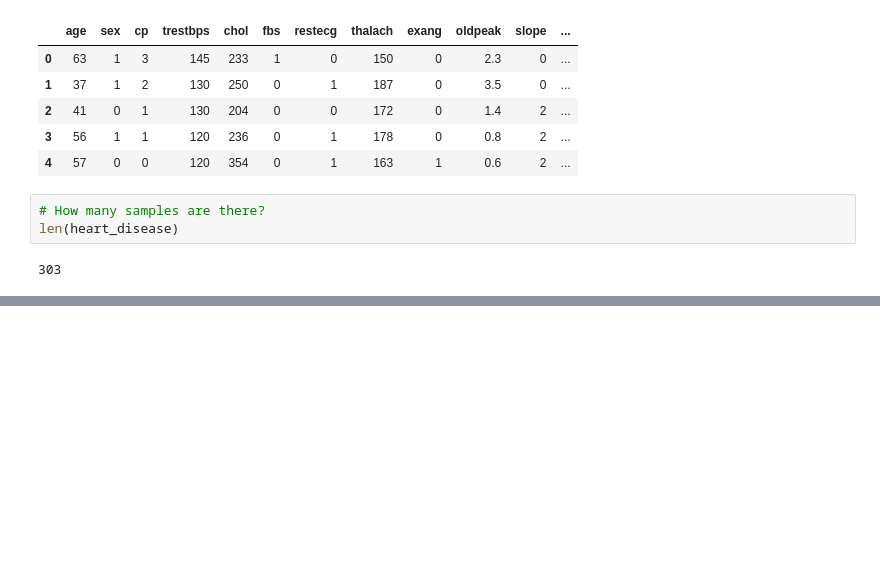
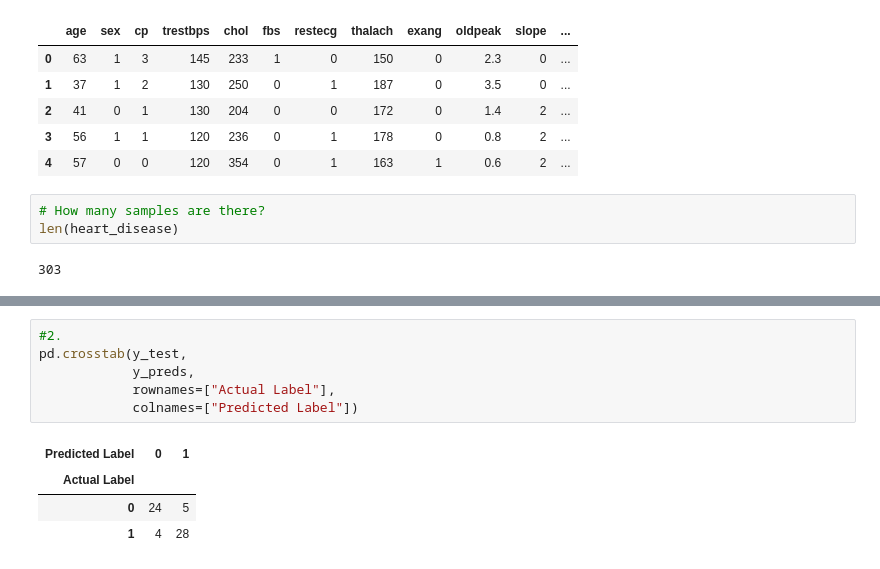
Before and after one commit to jutikapatil16/ML, a Jupyter notebook: scikit Learn.ipynb, the cells around one changed output, grey strips where cells are left out. Cells and saved outputs as stored; diff of their text form; blank space fills up the shorter version.

```diff
--- a/scikit Learn.ipynb
+++ b/scikit Learn.ipynb
@@ -774,0 +865,11 @@ cross_val_score() returns an array because of a parameter called cv, which stand
+# %%
+#2.
+pd.crosstab(y_test,
+            y_preds,
+            rownames=["Actual Label"],
+            colnames=["Predicted Label"])
+# %% [output]
+| Predicted Label | 0 | 1 |
+| Actual Label |  |  |
+| 0 | 24 | 5 |
+| 1 | 4 | 28 |
```
Also changed, not shown: parts of 80 cells of this notebook.
